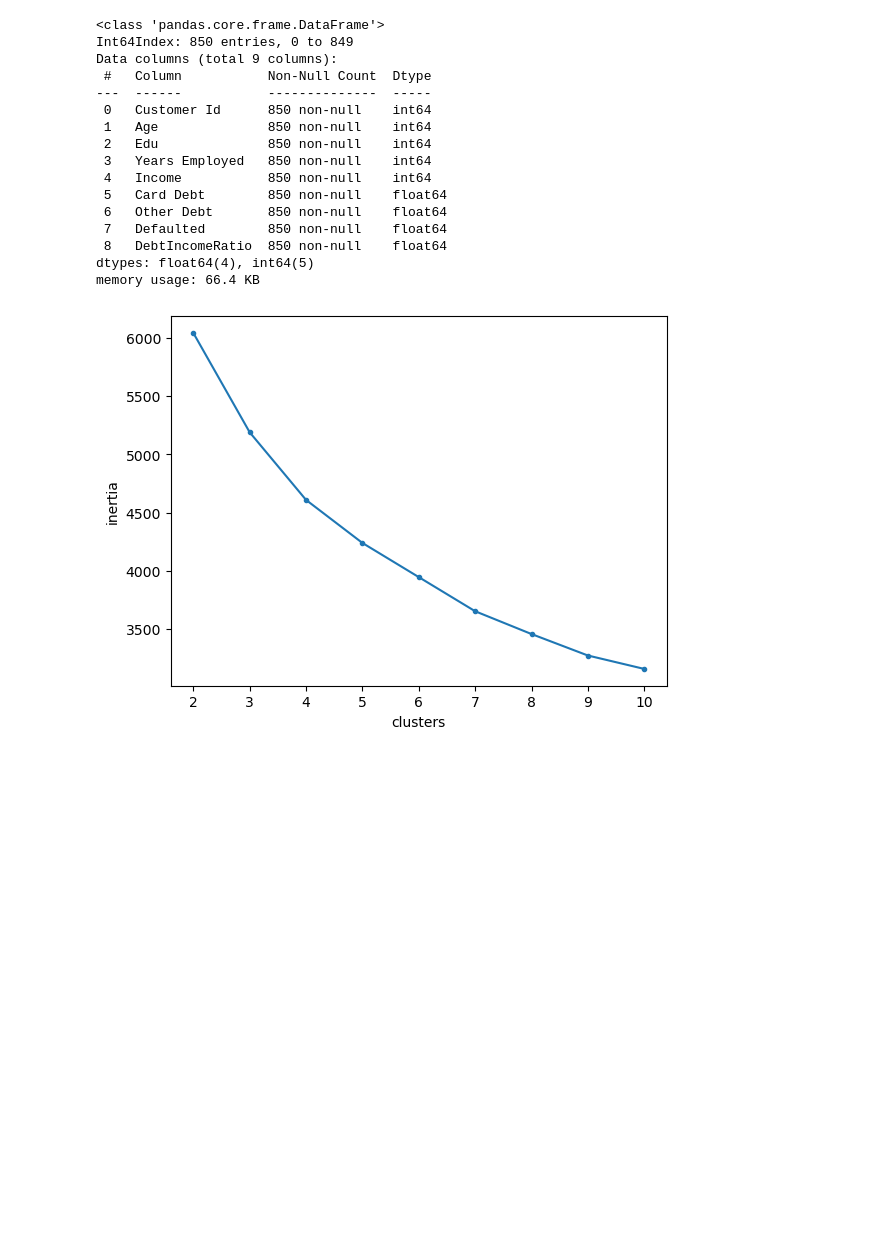
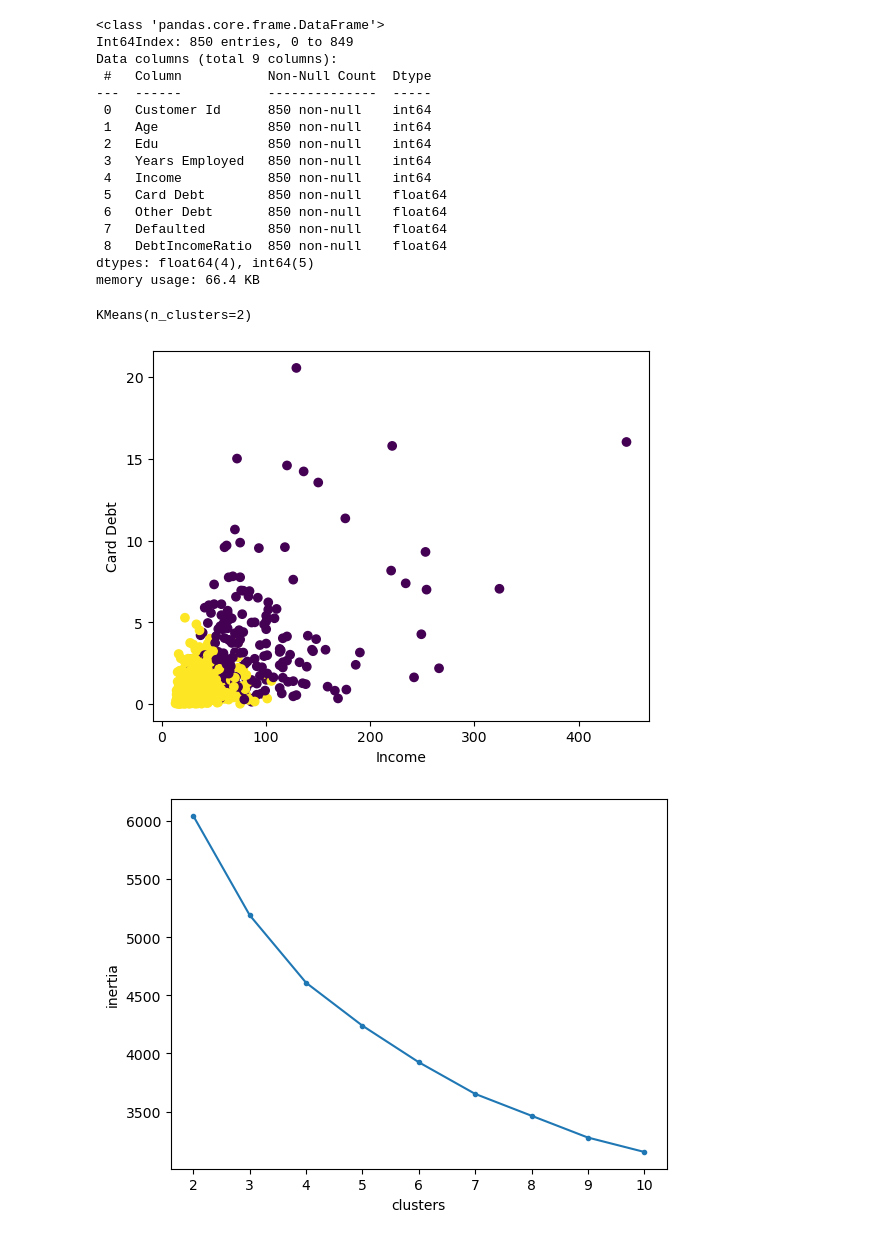
Before and after one commit to BrianArradondo/DS_Class_Assignments, a Jupyter notebook: KMeans Core 1.ipynb, the cells around one changed output. Cells and saved outputs as stored; diff of their text form; code cells hidden in the pictures; blank space fills up the shorter version.

```diff
--- a/KMeans Core 1.ipynb
+++ b/KMeans Core 1.ipynb
@@ -54,6 +58,18 @@ memory usage: 66.4 KB
 # %%
 scaler = StandardScaler() # Instantiates the Transformer
 scaled_df = scaler.fit_transform(df)
+# %%
+kmeans = KMeans(n_clusters = 2)
+kmeans.fit(scaled_df)
+# %% [output]
+KMeans(n_clusters=2)
+# %%
+df["cluster"] = kmeans.labels_
+plt.scatter(df["Income"], df["Card Debt"], c = df["cluster"])
+plt.xlabel("Income")
+plt.ylabel("Card Debt");
+# %% [output]
+[figure, added]
 # %%
 inertias = []
 
```
Also changed, not shown: parts of 5 cells of this notebook, 2 other files.
